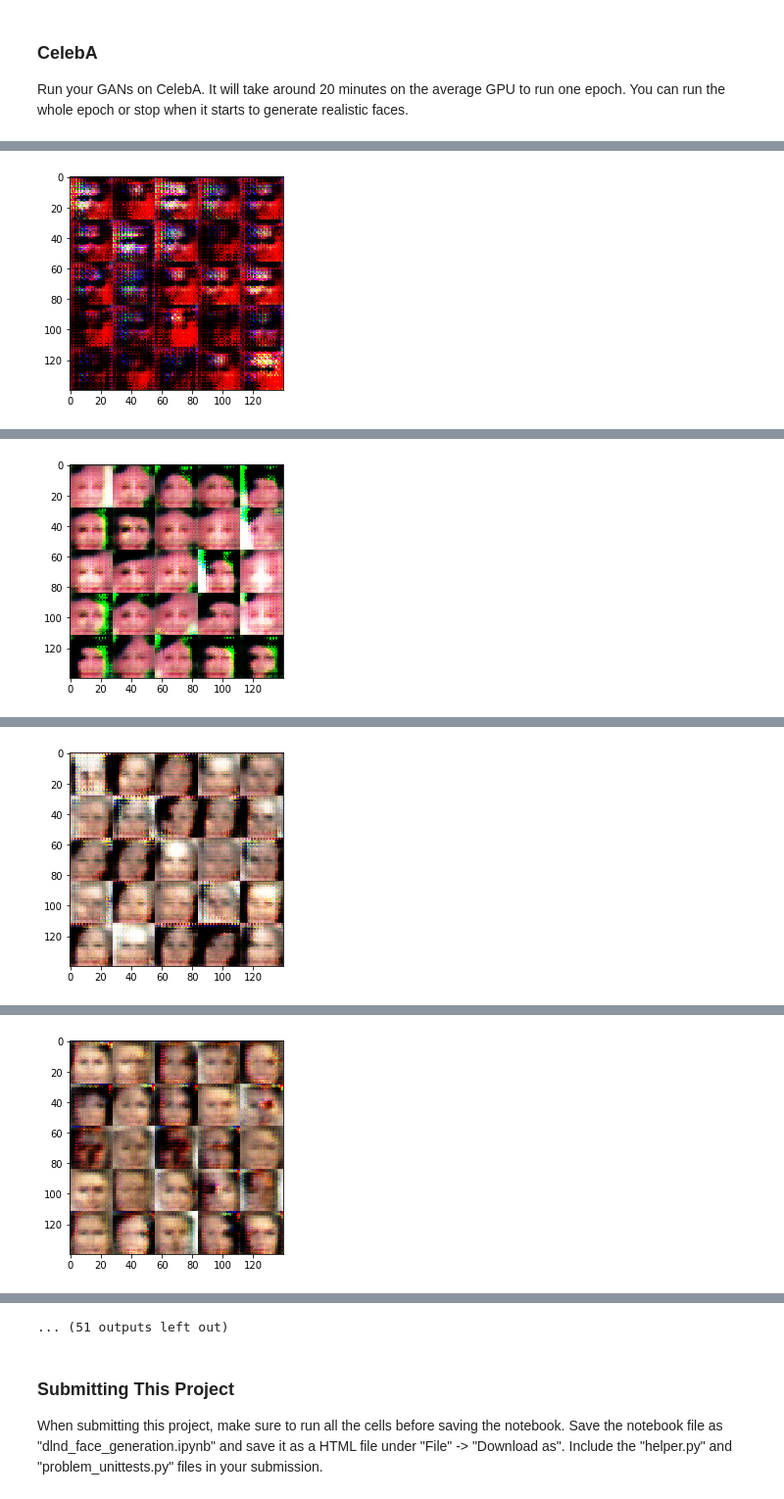
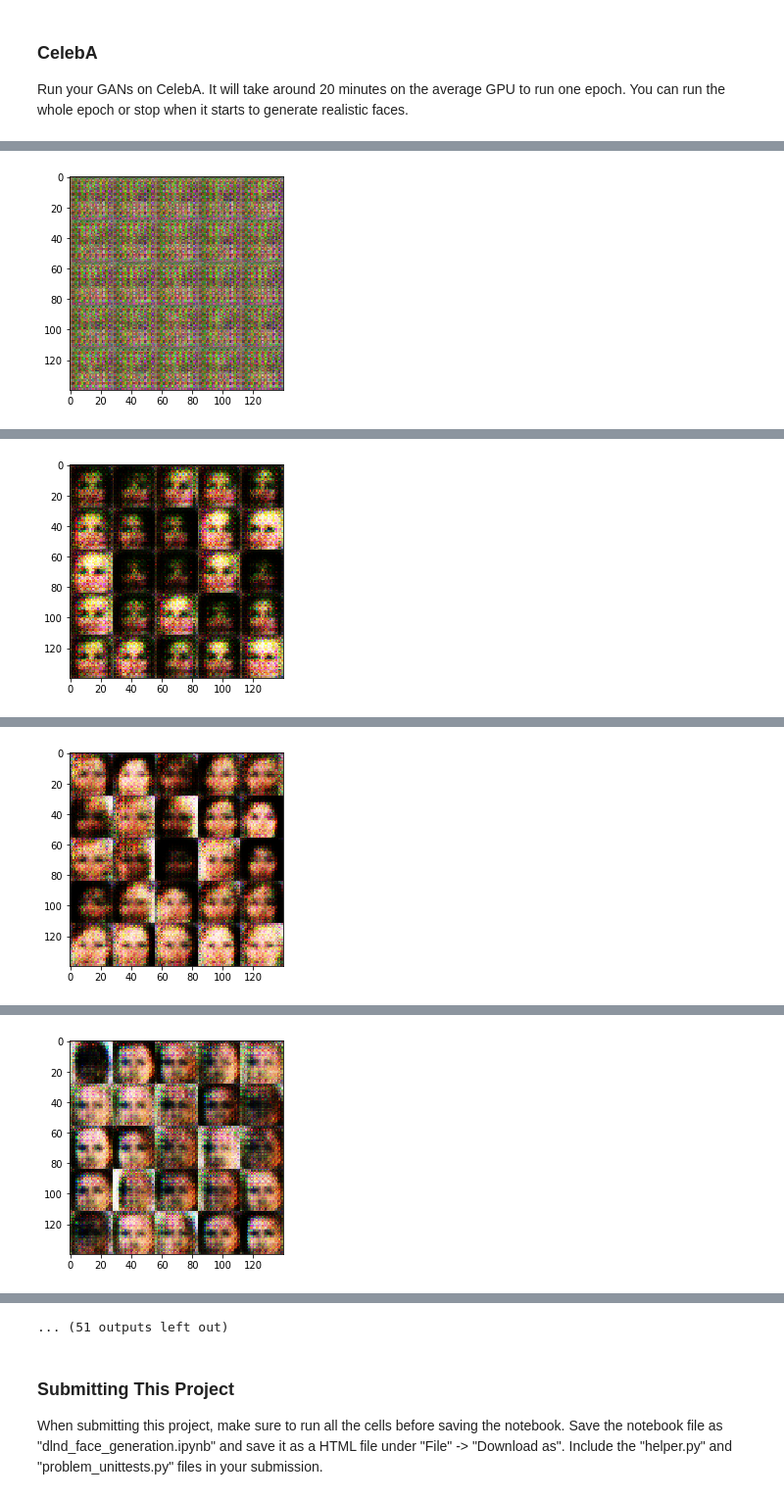
Before and after one commit to alitabet/deep-learning, a Jupyter notebook: face_generation/dlnd_face_generation.ipynb, the cells around one changed output, grey strips where cells are left out. Shown at 98% size. Saved outputs shown, nothing was run; the diff lists cells and outputs as text; code cells hidden in the pictures.

```diff
--- a/face_generation/dlnd_face_generation.ipynb
+++ b/face_generation/dlnd_face_generation.ipynb
@@ -478,7 +478,7 @@ Run your GANs on CelebA.  It will take around 20 minutes on the average GPU to r
 # %%
 batch_size = 64
 z_dim = 100
-learning_rate = 0.002
+learning_rate = 0.0001
 beta1 = 0.5
 
 """
@@ -504 +504 @@ Epoch 1/1... Discriminator Loss: 0.8189... Generator Loss: 1.1137
-[figure, old version]
+[figure, new version]
@@ -515 +515 @@ Epoch 1/1... Discriminator Loss: 0.4327... Generator Loss: 2.4959
-[figure, old version]
+[figure, new version]
@@ -526 +526 @@ Epoch 1/1... Discriminator Loss: 1.1942... Generator Loss: 0.8992
-[figure, old version]
+[figure, new version]
@@ -537 +537 @@ Epoch 1/1... Discriminator Loss: 1.4247... Generator Loss: 0.9330
-[figure, old version]
+[figure, new version]
```
Also changed, not shown: parts of 2 cells of this notebook, 1 other file.
